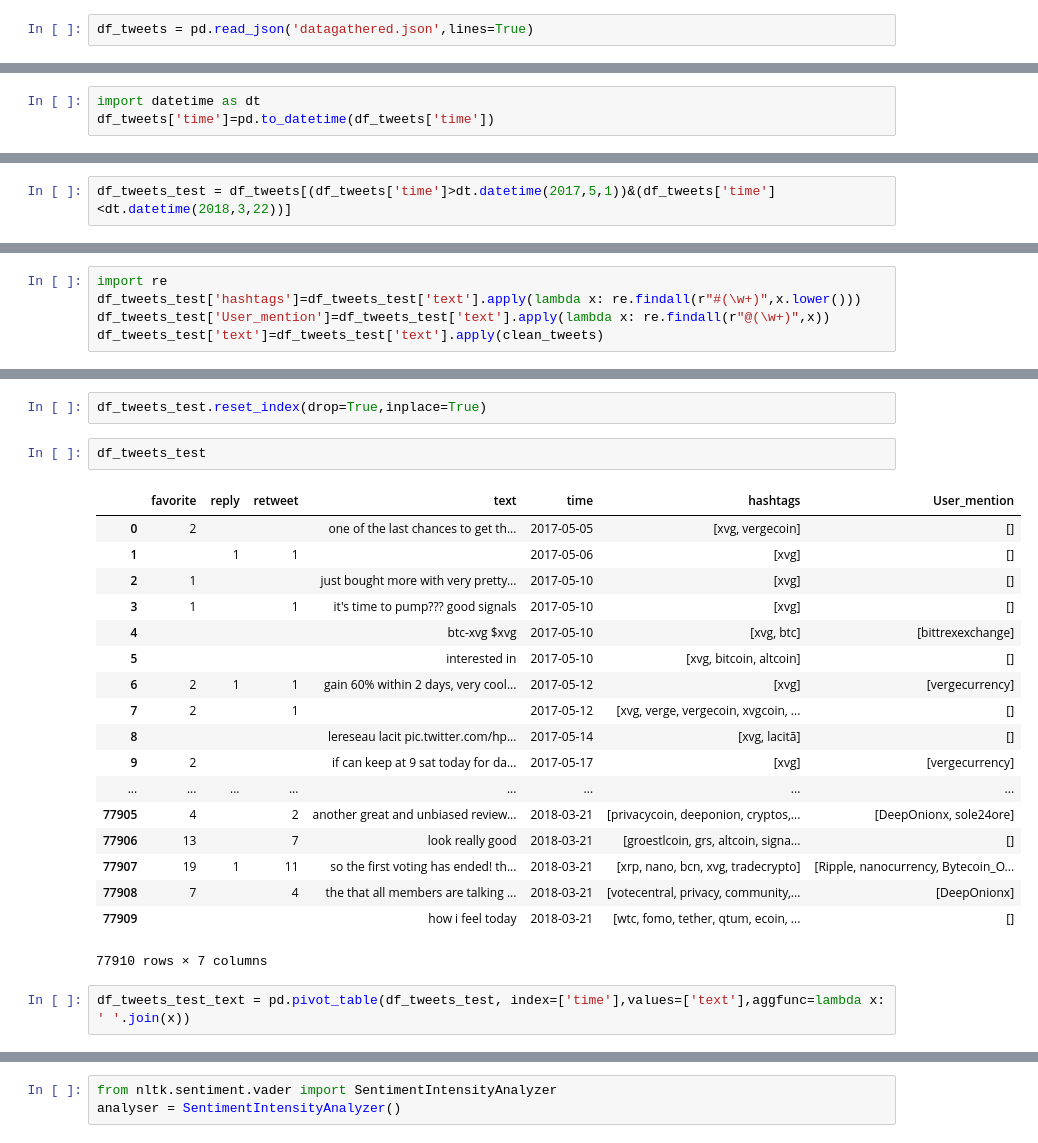
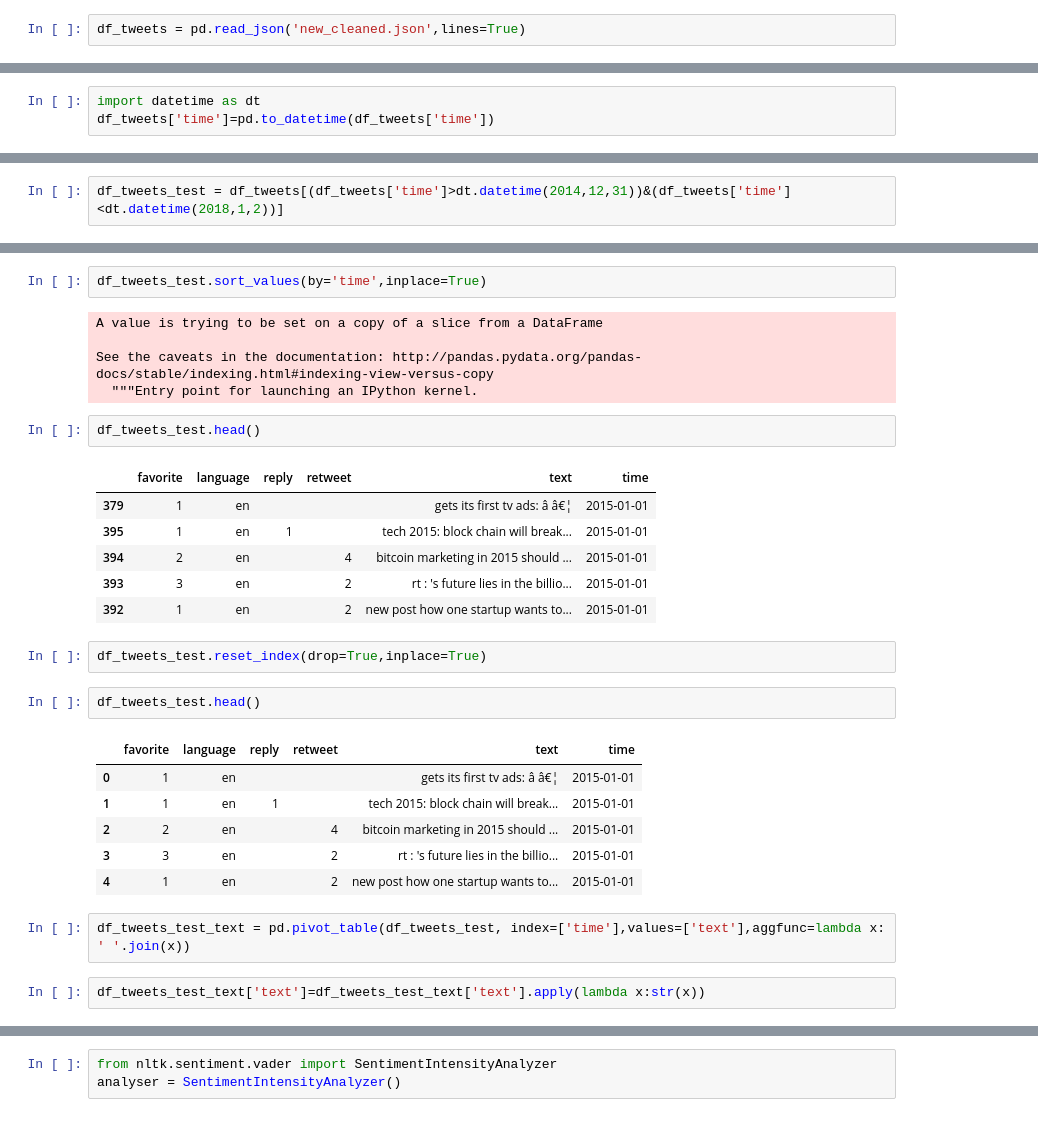
Before and after one commit to akkiannu/Predicting-Price-of-Bitcoin, a Jupyter notebook: data_gathering/project_akshay.ipynb, the cells around one changed output, grey strips where cells are left out. Cells and saved outputs as stored; diff of their text form.

Commit message:
Cleaning and merging datasets with basic EDA

```diff
--- a/data_gathering/project_akshay.ipynb
+++ b/data_gathering/project_akshay.ipynb
@@ -9,4 +79,4 @@ df.drop('Unnamed: 0',axis=1, inplace=True)
 # %%
-df_tweets = pd.read_json('datagathered.json',lines=True)
+df_tweets = pd.read_json('new_cleaned.json',lines=True)
 # %%
 df_tweets.drop('_id',axis=1,inplace=True)
@@ -98,5 +121,5 @@ df_tweets['time'].hist()
 # %%
-df_tweets_test = df_tweets[(df_tweets['time']>dt.datetime(2017,5,1))&(df_tweets['time']<dt.datetime(2018,3,22))]
+df_tweets_test = df_tweets[(df_tweets['time']>dt.datetime(2014,12,31))&(df_tweets['time']<dt.datetime(2018,1,2))]
 # %%
 df_tweets_test.head()
 # %% [output]
@@ -124,5 +131,0 @@ def clean_tweets(text):
-# %%
-import re
-df_tweets_test['hashtags']=df_tweets_test['text'].apply(lambda x: re.findall(r"#(\w+)",x.lower()))
-df_tweets_test['User_mention']=df_tweets_test['text'].apply(lambda x: re.findall(r"@(\w+)",x))
-df_tweets_test['text']=df_tweets_test['text'].apply(clean_tweets)
@@ -145,25 +132,31 @@ See the caveats in the documentation: http://pandas.pydata.org/pandas-docs/stabl
+# %%
+df_tweets_test.sort_values(by='time',inplace=True)
+# %% [output]
+A value is trying to be set on a copy of a slice from a DataFrame
+
+See the caveats in the documentation: http://pandas.pydata.org/pandas-docs/stable/indexing.html#indexing-view-versus-copy
+  """Entry point for launching an IPython kernel.
+# %%
+df_tweets_test.head()
+# %% [output]
+|  | favorite | language | reply | retweet | text | time |
+| 379 | 1 | en |  |  | gets its first tv ads: â â€¦ | 2015-01-01 |
+| 395 | 1 | en | 1 |  | tech 2015: block chain will break... | 2015-01-01 |
+| 394 | 2 | en |  | 4 | bitcoin marketing in 2015 should ... | 2015-01-01 |
+| 393 | 3 | en |  | 2 | rt : 's future lies in the billio... | 2015-01-01 |
+| 392 | 1 | en |  | 2 | new post how one startup wants to... | 2015-01-01 |
 # %%
 df_tweets_test.reset_index(drop=True,inplace=True)
 # %%
-df_tweets_test
+df_tweets_test.head()
 # %% [output]
-|  | favorite | reply | retweet | text | time | hashtags | User_mention |
-| 0 | 2 |  |  | one of the last chances to get th... | 2017-05-05 | [xvg, vergecoin] | [] |
-| 1 |  | 1 | 1 |  | 2017-05-06 | [xvg] | [] |
-| 2 | 1 |  |  | just bought more with very pretty... | 2017-05-10 | [xvg] | [] |
-| 3 | 1 |  | 1 | it's time to pump??? good signals | 2017-05-10 | [xvg] | [] |
-| 4 |  |  |  | btc-xvg $xvg | 2017-05-10 | [xvg, btc] | [bittrexexchange] |
-| 5 |  |  |  | interested in | 2017-05-10 | [xvg, bitcoin, altcoin] | [] |
-| 6 | 2 | 1 | 1 | gain 60% within 2 days, very cool... | 2017-05-12 | [xvg] | [vergecurrency] |
-| 7 | 2 |  | 1 |  | 2017-05-12 | [xvg, verge, vergecoin, xvgcoin, ... | [] |
-| 8 |  |  |  | lereseau lacit pic.twitter.com/hp... | 2017-05-14 | [xvg, lacitã] | [] |
-| 9 | 2 |  |  | if can keep at 9 sat today for da... | 2017-05-17 | [xvg] | [vergecurrency] |
-| ... | ... | ... | ... | ... | ... | ... | ... |
-| 77905 | 4 |  | 2 | another great and unbiased review... | 2018-03-21 | [privacycoin, deeponion, cryptos,... | [DeepOnionx, sole24ore] |
-| 77906 | 13 |  | 7 | look really good | 2018-03-21 | [groestlcoin, grs, altcoin, signa... | [] |
-| 77907 | 19 | 1 | 11 | so the first voting has ended! th... | 2018-03-21 | [xrp, nano, bcn, xvg, tradecrypto] | [Ripple, nanocurrency, Bytecoin_O... |
-| 77908 | 7 |  | 4 | the that all members are talking ... | 2018-03-21 | [votecentral, privacy, community,... | [DeepOnionx] |
-| 77909 |  |  |  | how i feel today | 2018-03-21 | [wtc, fomo, tether, qtum, ecoin, ... | [] |
+|  | favorite | language | reply | retweet | text | time |
+| 0 | 1 | en |  |  | gets its first tv ads: â â€¦ | 2015-01-01 |
+| 1 | 1 | en | 1 |  | tech 2015: block chain will break... | 2015-01-01 |
+| 2 | 2 | en |  | 4 | bitcoin marketing in 2015 should ... | 2015-01-01 |
+| 3 | 3 | en |  | 2 | rt : 's future lies in the billio... | 2015-01-01 |
+| 4 | 1 | en |  | 2 | new post how one startup wants to... | 2015-01-01 |
-77910 rows × 7 columns
 # %%
 df_tweets_test_text = pd.pivot_table(df_tweets_test, index=['time'],values=['text'],aggfunc=lambda x: ' '.join(x))
+# %%
+df_tweets_test_text['text']=df_tweets_test_text['text'].apply(lambda x:str(x))
```
Also changed, not shown: parts of 66 cells of this notebook.
